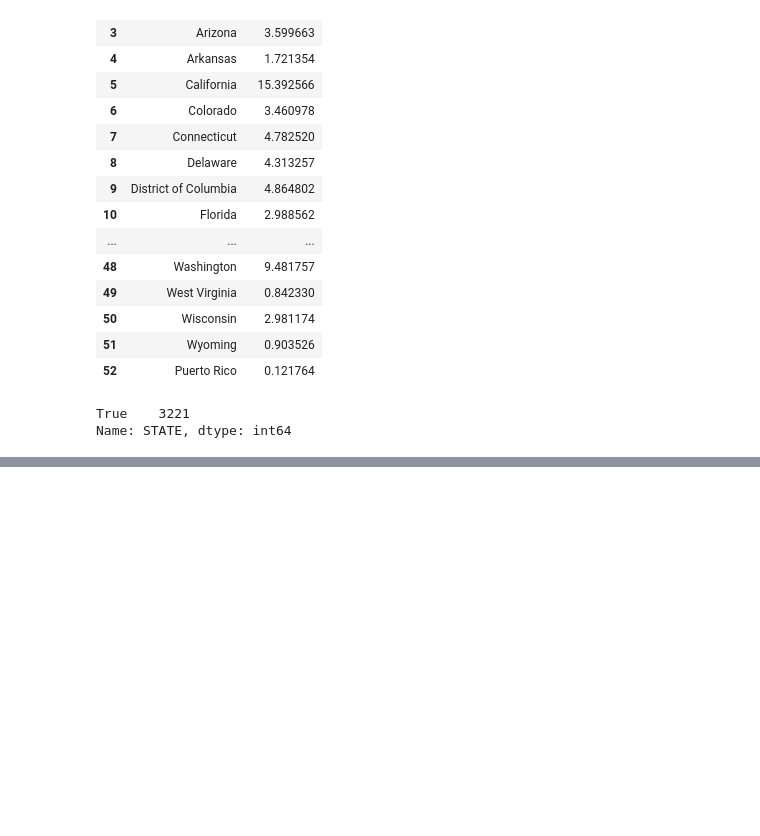
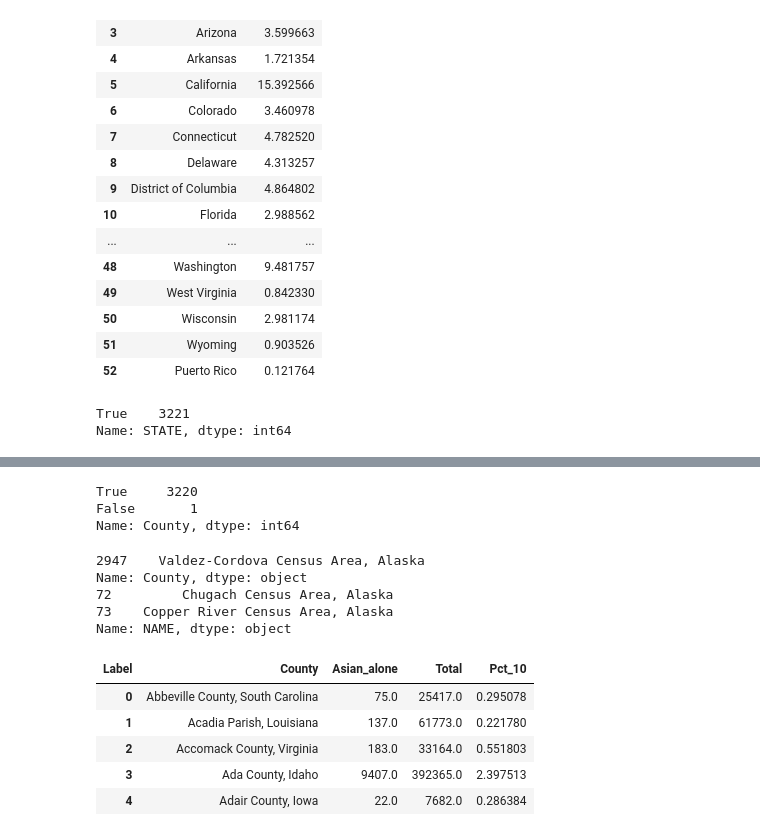
Before and after one commit to ilenapeng/census, a Jupyter notebook: census.ipynb, the cells around one changed output, grey strips where cells are left out. Saved outputs shown, nothing was run; the diff lists cells and outputs as text; code cells hidden in the pictures; blank space fills up the shorter version.

```diff
--- a/census.ipynb
+++ b/census.ipynb
@@ -210,0 +302,18 @@ files.download('aboveavg_state.csv')
+# %%
+#Test mismatches again
+county_10['County'].isin(df_merge['NAME']).value_counts()
+# %% [output]
+True     3220
+False       1
+Name: County, dtype: int64
+# %%
+mismatch_10_terms = county_10[~county_10['County'].isin(df_merge['NAME'])]
+mismatch_20_terms = df_merge[~df_merge['NAME'].isin(county_10['County'])]
+print ( mismatch_10_terms.County )
+print ( mismatch_20_terms.NAME )
+# %% [output]
+2947    Valdez-Cordova Census Area, Alaska
+Name: County, dtype: object
+72         Chugach Census Area, Alaska
+73    Copper River Census Area, Alaska
+Name: NAME, dtype: object
@@ -210,0 +327,11 @@ files.download('aboveavg_state.csv')
+# %%
+#Calculate percent of Asian population in 2010
+county_10['Pct_10'] = (county_10['Asian_alone']/county_10['Total'])*100
+county_10.head(5)
+# %% [output]
+| Label | County | Asian_alone | Total | Pct_10 |
+| 0 | Abbeville County, South Carolina | 75.0 | 25417.0 | 0.295078 |
+| 1 | Acadia Parish, Louisiana | 137.0 | 61773.0 | 0.221780 |
+| 2 | Accomack County, Virginia | 183.0 | 33164.0 | 0.551803 |
+| 3 | Ada County, Idaho | 9407.0 | 392365.0 | 2.397513 |
+| 4 | Adair County, Iowa | 22.0 | 7682.0 | 0.286384 |
```
Also changed, not shown: parts of 23 cells of this notebook, 8 other files.
